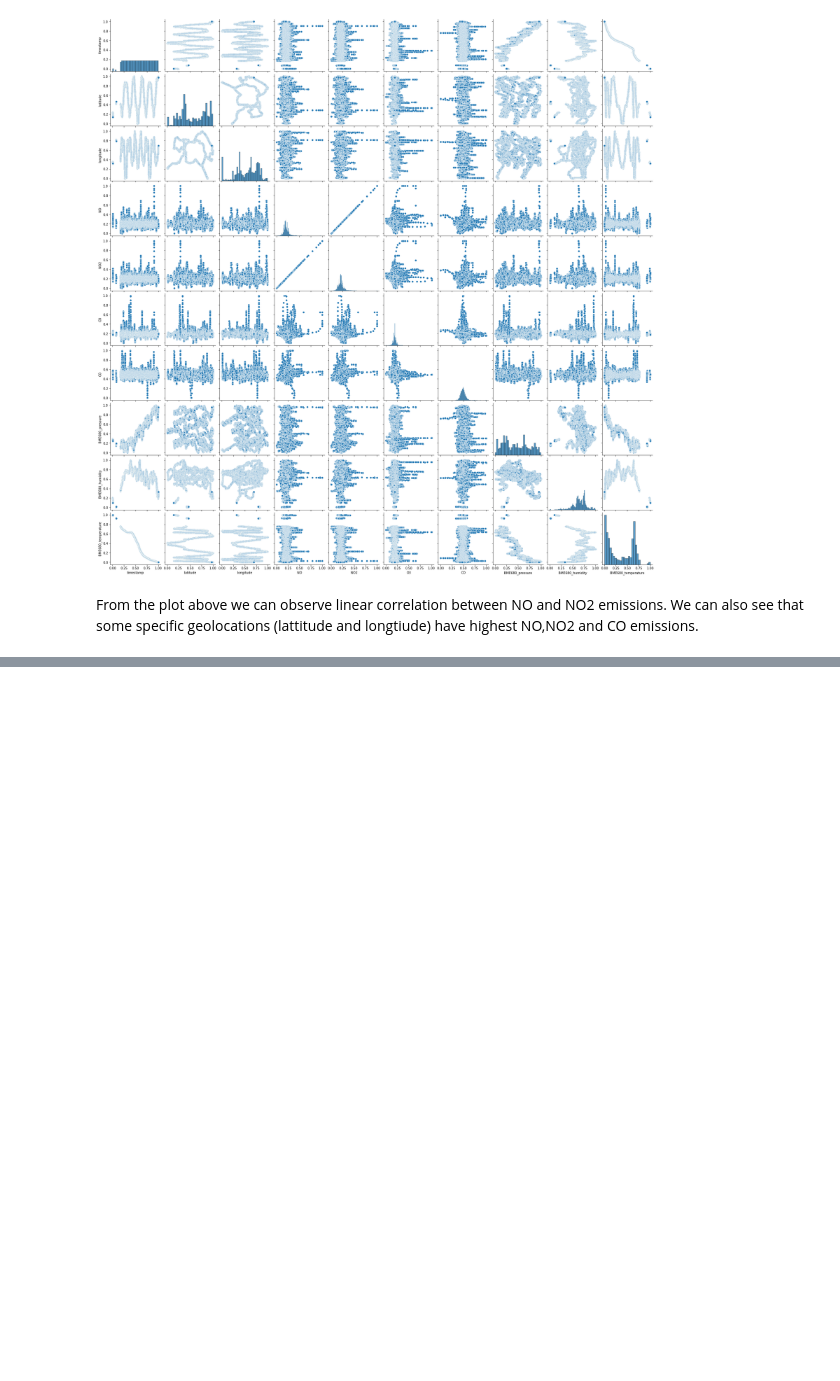
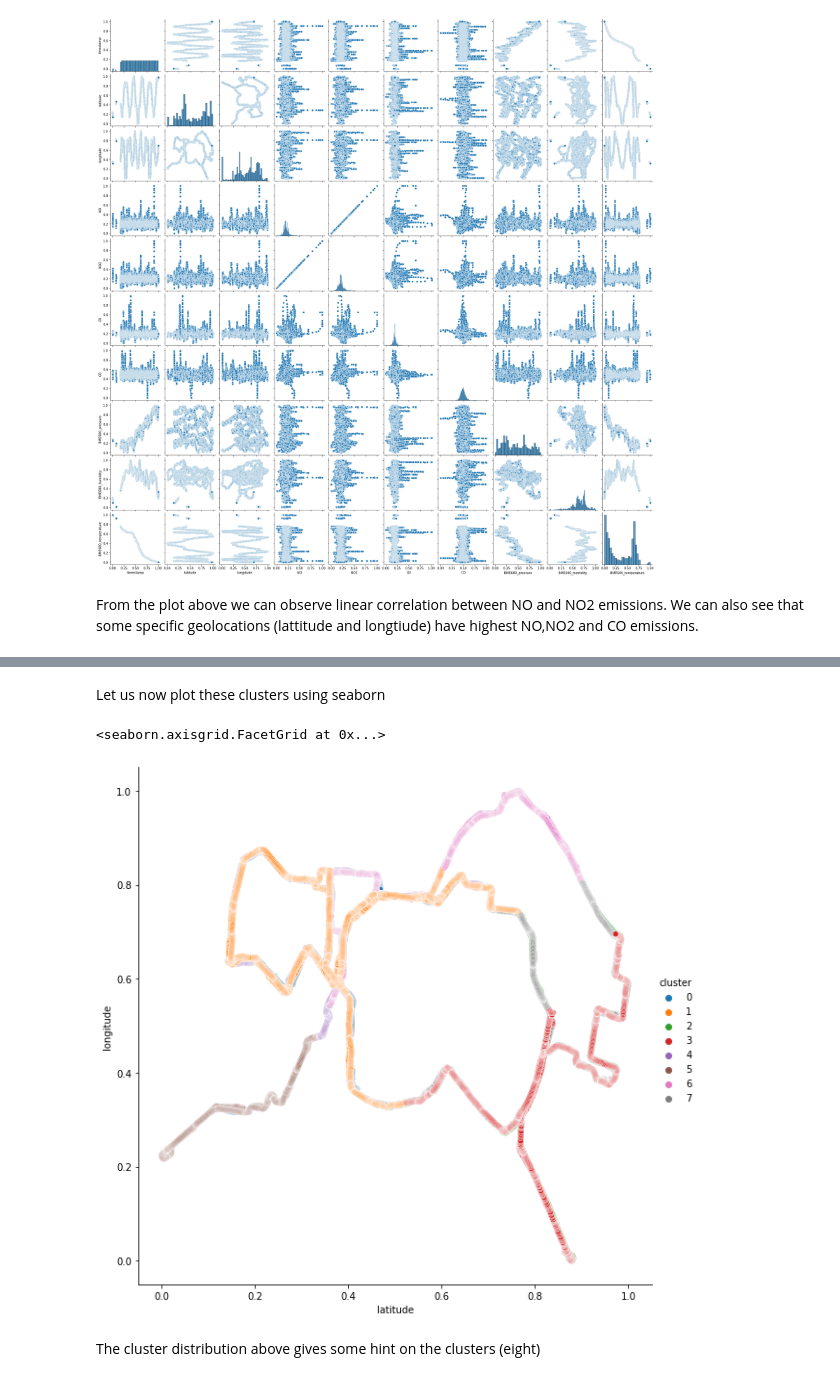
Before and after one commit to habeshwoub/WB_Git, a Jupyter notebook: Heltramairquality.ipynb, the cells around one changed output, grey strips where cells are left out. Drawn from its saved outputs; the diff is of its cells as text; code cells hidden in the pictures; blank space fills up the shorter version.

```diff
--- a/Heltramairquality.ipynb
+++ b/Heltramairquality.ipynb
@@ -203,0 +207,6 @@ We can also see that some specific geolocations (lattitude and longtiude) have h
+# %%
+X = df
+mykmeans = KMeans(n_clusters= 8, random_state=0) # let's assume k value of 6
+df["cluster"] = mykmeans.fit_predict(X)
+df["cluster"]= df["cluster"].astype("category")
+df.tail()
@@ -203,0 +220,9 @@ We can also see that some specific geolocations (lattitude and longtiude) have h
+# %% [markdown]
+Let us now plot these clusters using seaborn
+# %%
+sns.relplot(x= "latitude", y="longitude", hue= "cluster", data = df, height= 8)
+# %% [output]
+<seaborn.axisgrid.FacetGrid at 0x...>
+[figure, added]
+# %% [markdown]
+The cluster distribution above gives some hint on the clusters (eight)
```
Also changed, not shown: parts of 3 cells of this notebook, 1 other file.
